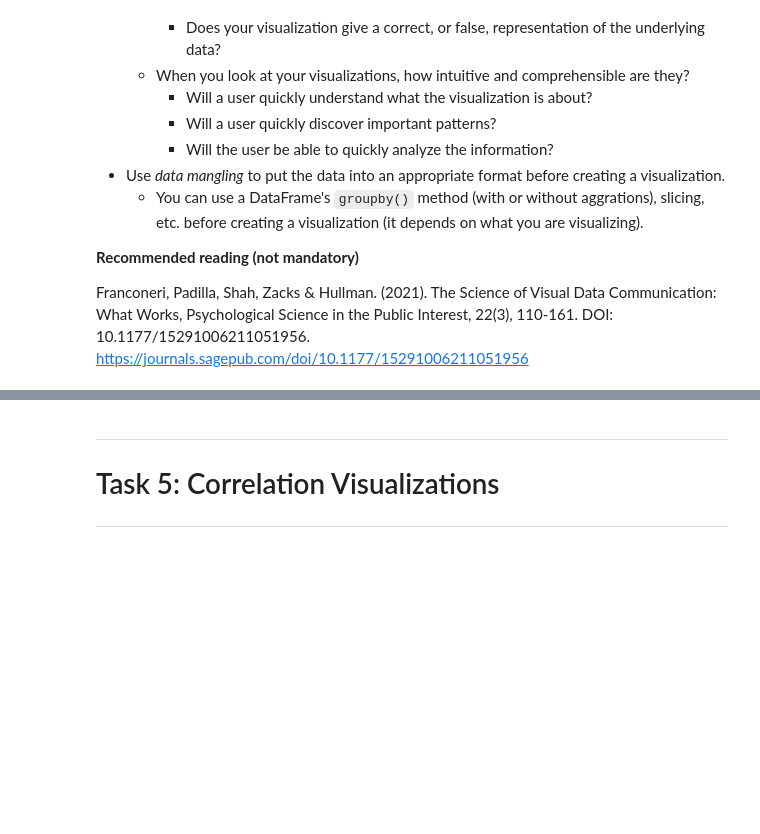
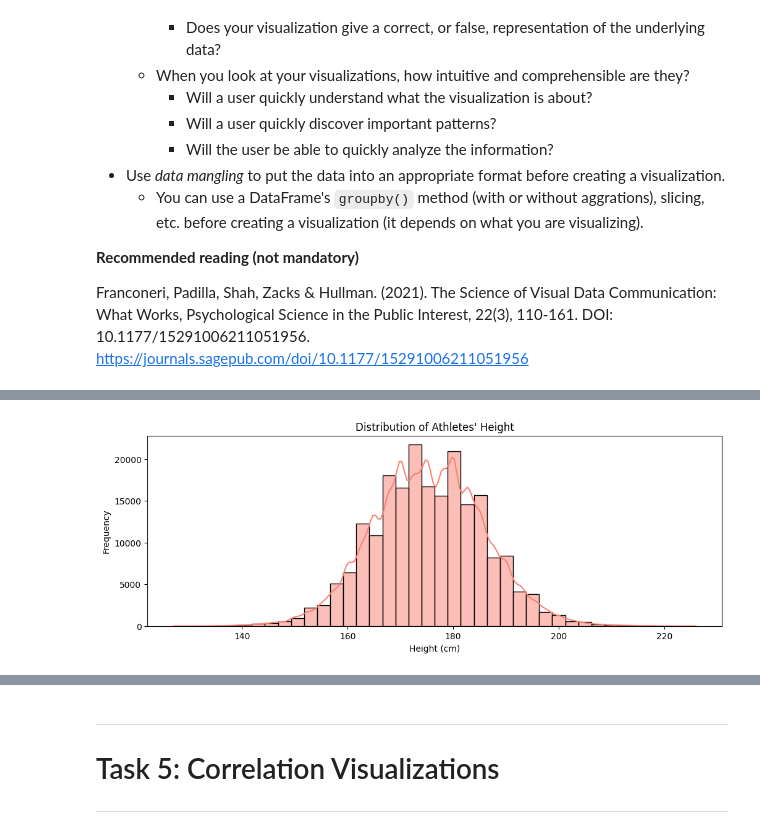
Before and after one commit to Hussein-g1itch/C1VI1B_2026, a Jupyter notebook: assignment/assignment.ipynb, the cells around one changed output, grey strips where cells are left out. Cells and saved outputs as stored; diff of their text form; code cells hidden in the pictures; blank space fills up the shorter version.

```diff
--- a/assignment/assignment.ipynb
+++ b/assignment/assignment.ipynb
@@ -631,6 +635,15 @@ Create a visualization showing the athlete Height distribution (counts, frequenc
 </details>
 # %%
 # TODO: Write your code here to visualize the distribution of athlete Height.
+
+plt.figure(figsize=(12, 4))
+sns.histplot(data=df, x='Height', bins=40, kde=True, color='salmon')
+plt.title("Distribution of Athletes' Height")
+plt.xlabel("Height (cm)")
+plt.ylabel("Frequency")
+plt.show()
+# %% [output]
+[figure, added]
 # %% [markdown]
 ---
 ## Task 3.4 Visualize the Distribution of Athletes' Weight
```
Also changed, not shown: parts of 8 cells of this notebook.
